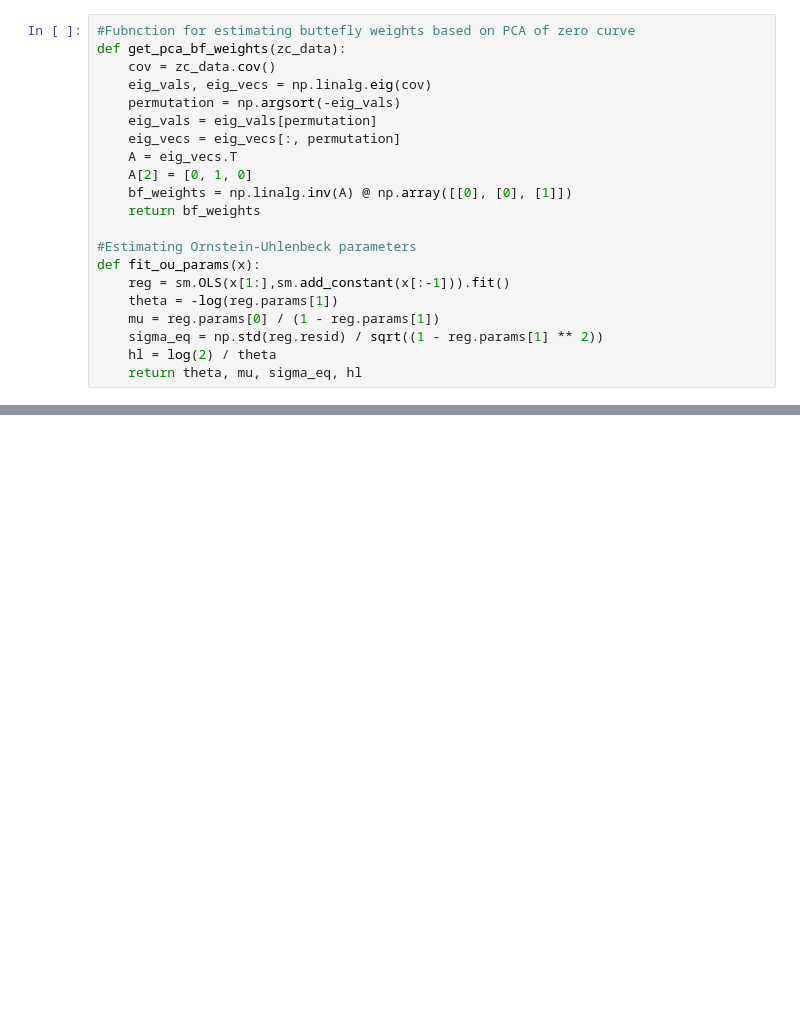
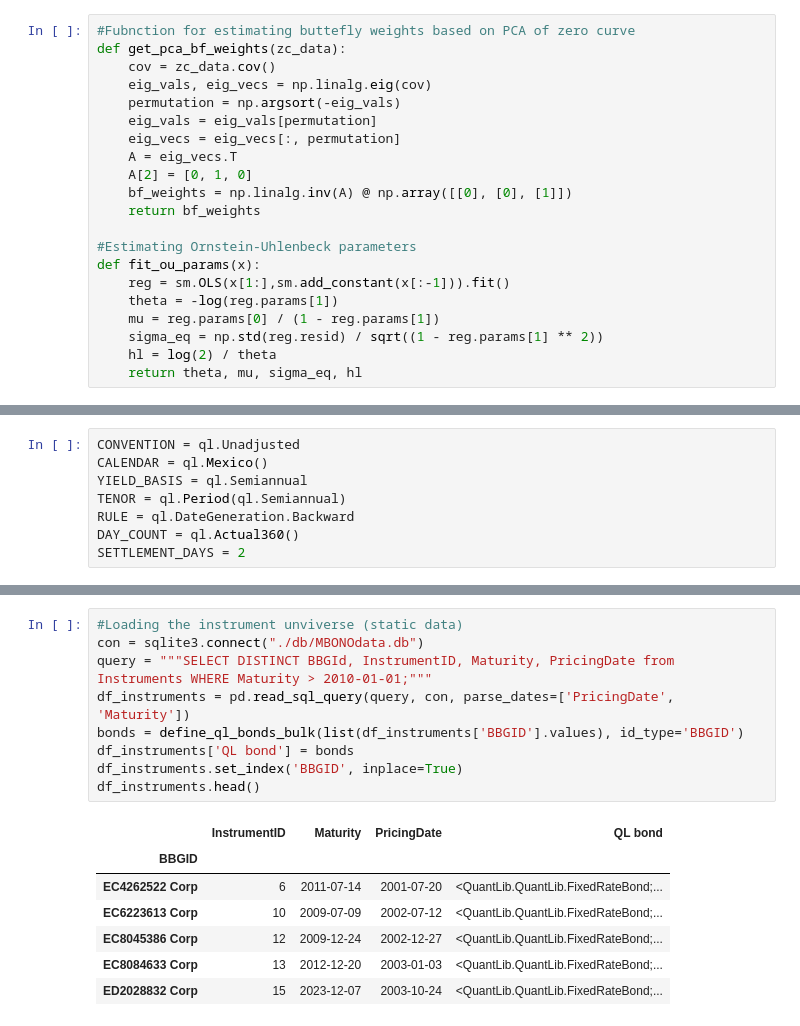
Before and after one commit to akaufman22/mbono-firv, a Jupyter notebook: SystematicButterflyTrading.ipynb, the cells around one changed output, grey strips where cells are left out. Cells and saved outputs as stored; diff of their text form; blank space fills up the shorter version.

```diff
--- a/SystematicButterflyTrading.ipynb
+++ b/SystematicButterflyTrading.ipynb
@@ -67,0 +84,8 @@ def evaluate_strategy(weights, test_ts, mu, sigma, ol, cl, os, cs, tc):
+# %%
+CONVENTION = ql.Unadjusted
+CALENDAR = ql.Mexico()
+YIELD_BASIS = ql.Semiannual
+TENOR = ql.Period(ql.Semiannual)
+RULE = ql.DateGeneration.Backward
+DAY_COUNT = ql.Actual360()
+SETTLEMENT_DAYS = 2
@@ -67,0 +136,17 @@ def evaluate_strategy(weights, test_ts, mu, sigma, ol, cl, os, cs, tc):
+# %%
+#Loading the instrument unviverse (static data)
+con = sqlite3.connect("./db/MBONOdata.db")
+query = """SELECT DISTINCT BBGId, InstrumentID, Maturity, PricingDate from Instruments WHERE Maturity > 2010-01-01;"""
+df_instruments = pd.read_sql_query(query, con, parse_dates=['PricingDate', 'Maturity'])
+bonds = define_ql_bonds_bulk(list(df_instruments['BBGID'].values), id_type='BBGID')
+df_instruments['QL bond'] = bonds
+df_instruments.set_index('BBGID', inplace=True)
+df_instruments.head()
+# %% [output]
+|  | InstrumentID | Maturity | PricingDate | QL bond |
+| BBGID |  |  |  |  |
+| EC4262522 Corp | 6 | 2011-07-14 | 2001-07-20 | <QuantLib.QuantLib.FixedRateBond;... |
+| EC6223613 Corp | 10 | 2009-07-09 | 2002-07-12 | <QuantLib.QuantLib.FixedRateBond;... |
+| EC8045386 Corp | 12 | 2009-12-24 | 2002-12-27 | <QuantLib.QuantLib.FixedRateBond;... |
+| EC8084633 Corp | 13 | 2012-12-20 | 2003-01-03 | <QuantLib.QuantLib.FixedRateBond;... |
+| ED2028832 Corp | 15 | 2023-12-07 | 2003-10-24 | <QuantLib.QuantLib.FixedRateBond;... |
```
Also changed, not shown: parts of 28 cells of this notebook, 7 other files.
